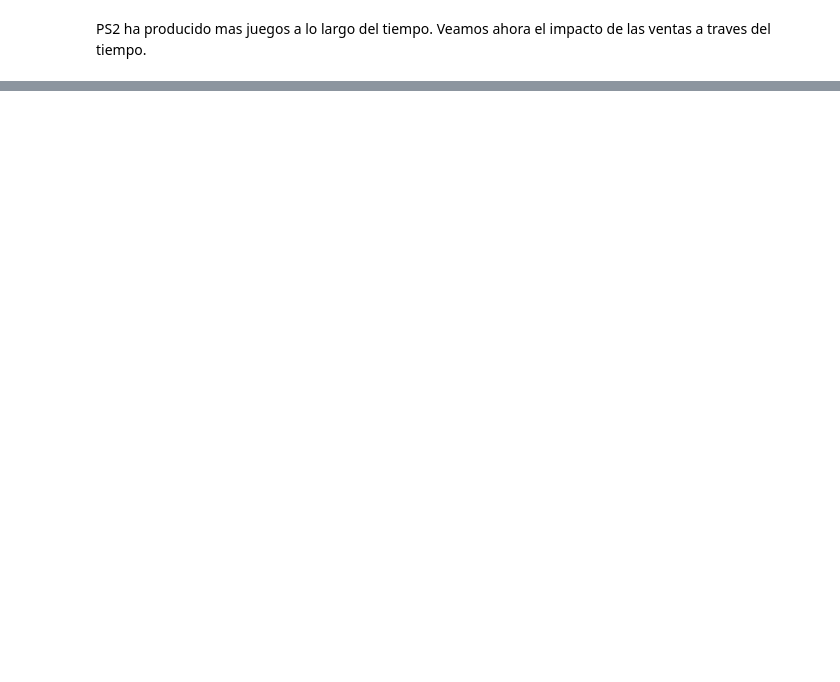
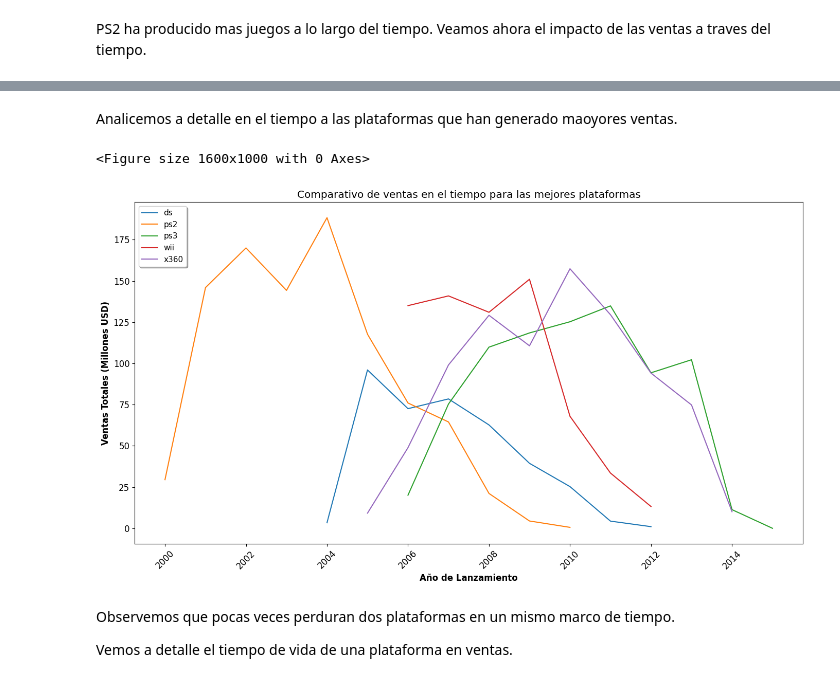
Before and after one commit to ma280113/TripleTen, a Jupyter notebook: strint_6_proyect/notebook.ipynb, the cells around one changed output, grey strips where cells are left out. Cells and saved outputs as stored; diff of their text form; code cells hidden in the pictures; blank space fills up the shorter version.

```diff
--- a/strint_6_proyect/notebook.ipynb
+++ b/strint_6_proyect/notebook.ipynb
@@ -632,0 +508,11 @@ Todo lo que necesitas para completar este proyecto se encuentra en las hojas inf
+# %% [markdown]
+Analicemos a detalle en el tiempo a las plataformas que han generado maoyores ventas.
+# %%
+comparar_plataformas_años(plataformas=['x360', 'ds', 'ps2', 'ps3', 'wii'], titulo='Comparativo de ventas en el tiempo para las mejores plataformas')
+# %% [output]
+<Figure size 1600x1000 with 0 Axes>
+[figure, added]
+# %% [markdown]
+Observemos que pocas veces perduran dos plataformas en un mismo marco de tiempo.
+
+Vemos a detalle el tiempo de vida de una plataforma en ventas.
```
Also changed, not shown: parts of 47 cells of this notebook, 4 other files.
